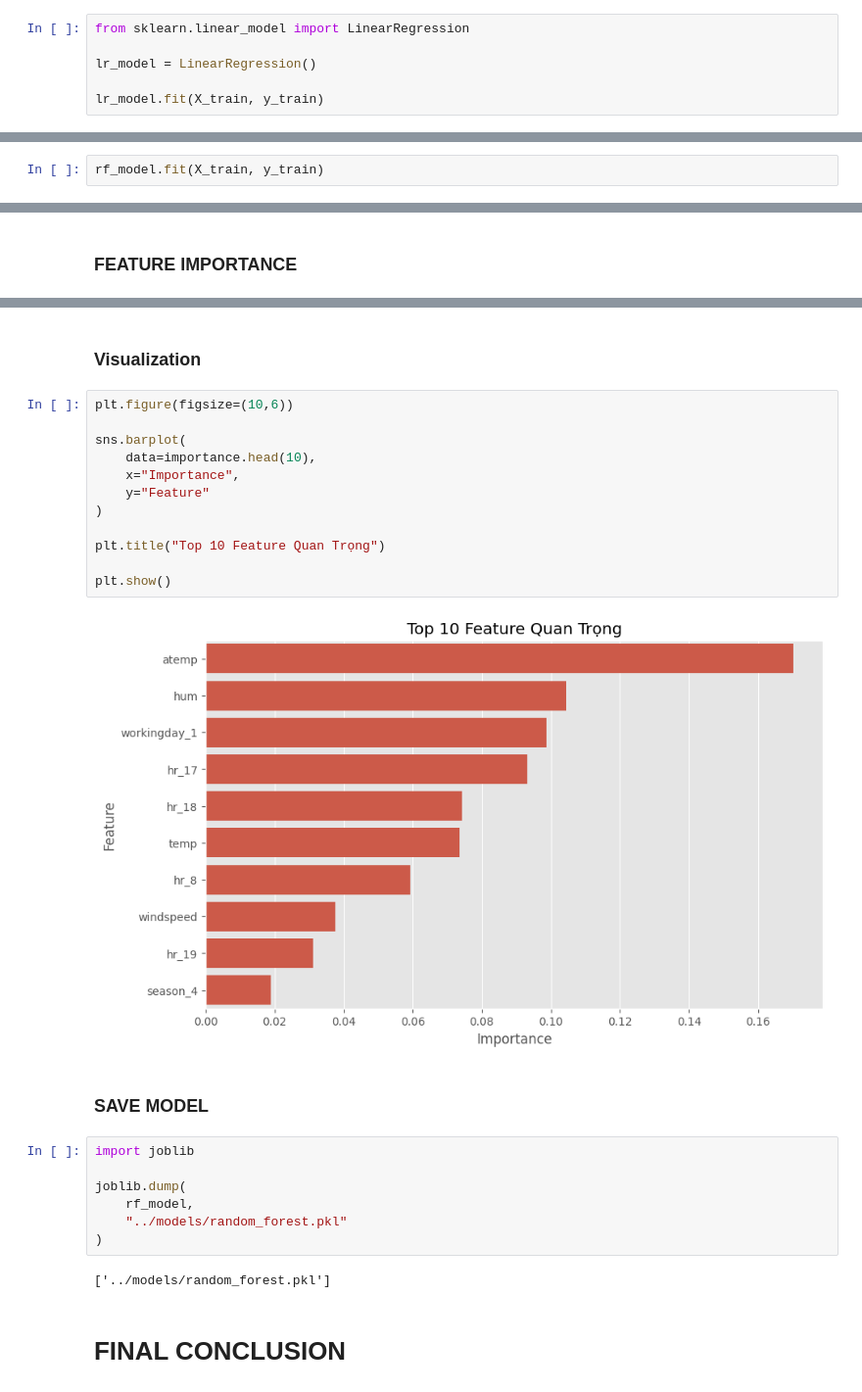
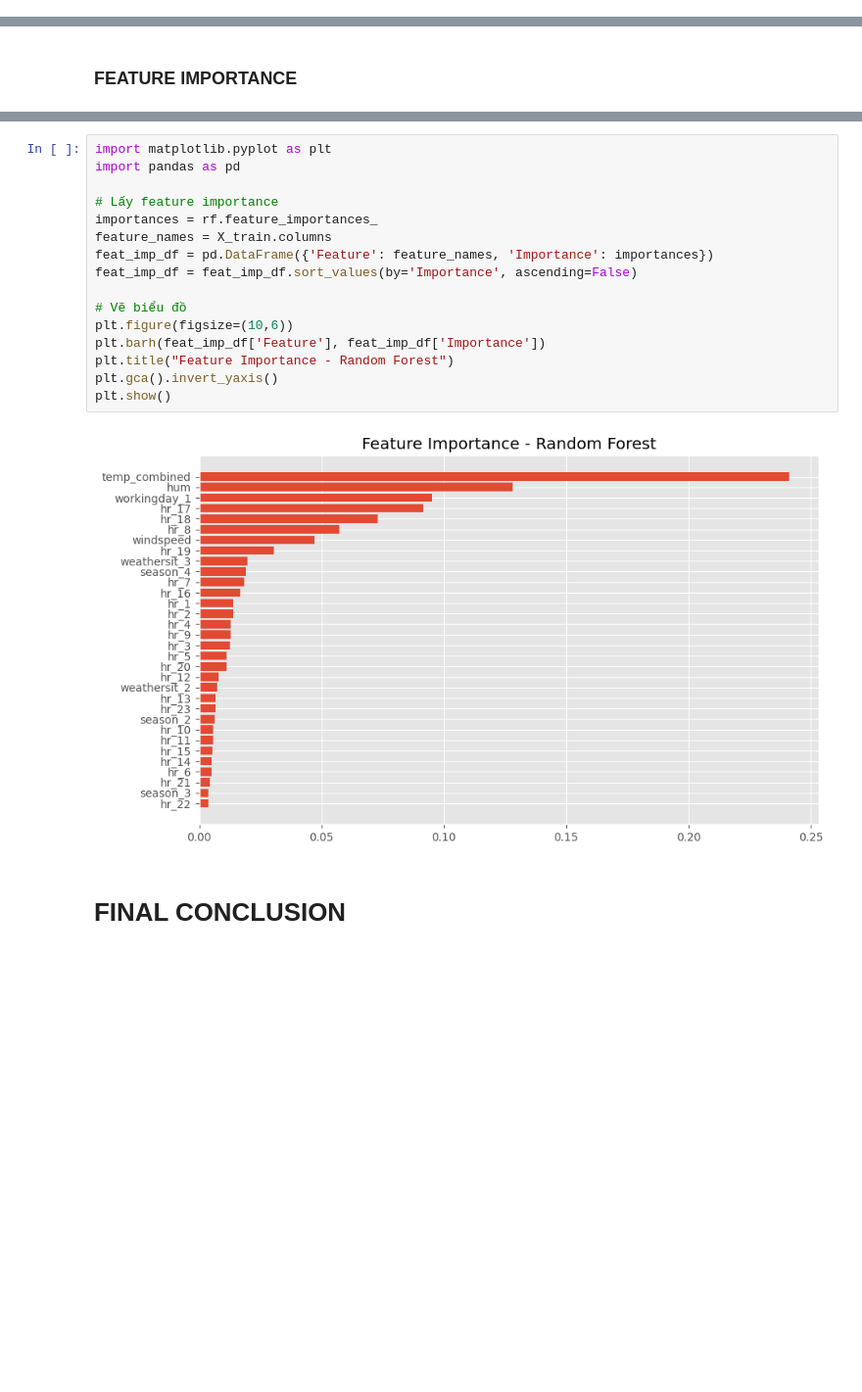
Before and after one commit to thuannd2k5/Machine_Learning, a Jupyter notebook: notebooks/eda.ipynb, the cells around one changed output, grey strips where cells are left out. Shown at 98% size. Saved outputs shown, nothing was run; the diff lists cells and outputs as text; blank space fills up the shorter version.

```diff
--- a/notebooks/eda.ipynb
+++ b/notebooks/eda.ipynb
@@ -825,6 +941,0 @@ Linear Regression
-# %%
-from sklearn.linear_model import LinearRegression
-
-lr_model = LinearRegression()
-
-lr_model.fit(X_train, y_train)
@@ -876,2 +941,0 @@ rf_model = RandomForestRegressor(
-# %%
-rf_model.fit(X_train, y_train)
@@ -956,30 +986,21 @@ importance.head(10)
-# %% [markdown]
-### Visualization
-# %%
-plt.figure(figsize=(10,6))
-
-sns.barplot(
-    data=importance.head(10),
-    x="Importance",
-    y="Feature"
-)
-
-plt.title("Top 10 Feature Quan Trọng")
-
-plt.show()
-# %% [output]
-[figure, removed]
-# %% [markdown]
-### SAVE MODEL
-# %%
-import joblib
-
-joblib.dump(
-    rf_model,
-    "../models/random_forest.pkl"
-)
-# %% [output]
-['../models/random_forest.pkl']
+# %%
+import matplotlib.pyplot as plt
+import pandas as pd
+
+# Lấy feature importance
+importances = rf.feature_importances_
+feature_names = X_train.columns
+feat_imp_df = pd.DataFrame({'Feature': feature_names, 'Importance': importances})
+feat_imp_df = feat_imp_df.sort_values(by='Importance', ascending=False)
+
+# Vẽ biểu đồ
+plt.figure(figsize=(10,6))
+plt.barh(feat_imp_df['Feature'], feat_imp_df['Importance'])
+plt.title("Feature Importance - Random Forest")
+plt.gca().invert_yaxis()
+plt.show()
+# %% [output]
+[figure, added]
 # %% [markdown]
 # FINAL CONCLUSION
 # %% [markdown]
```
Also changed, not shown: parts of 49 cells of this notebook.
